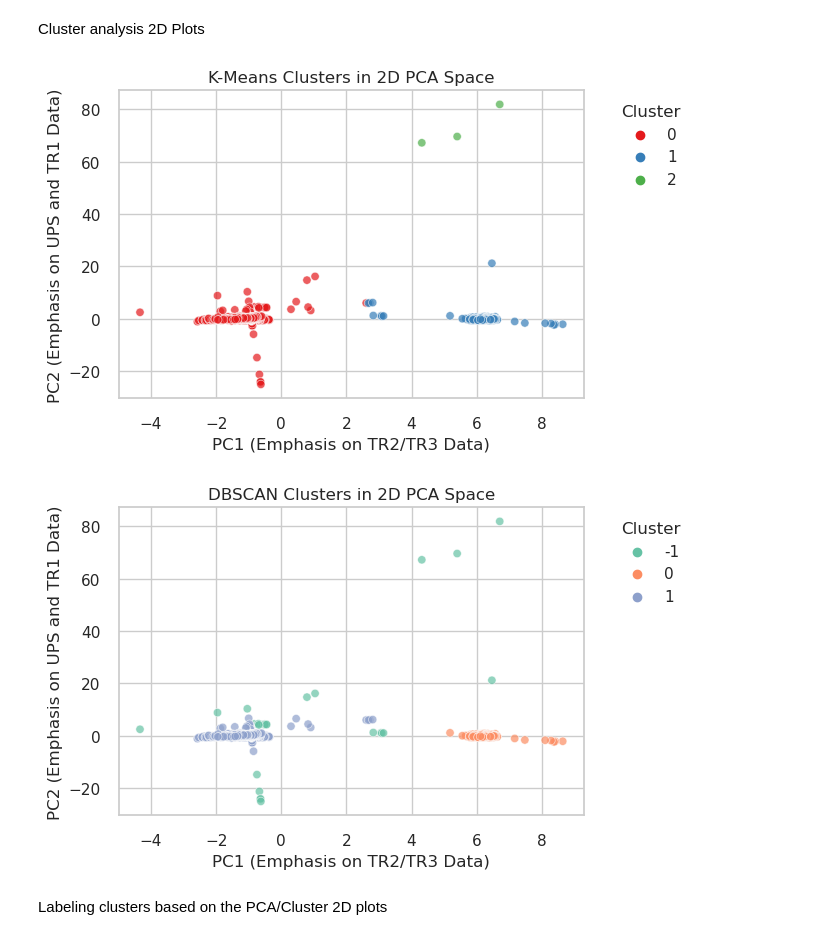
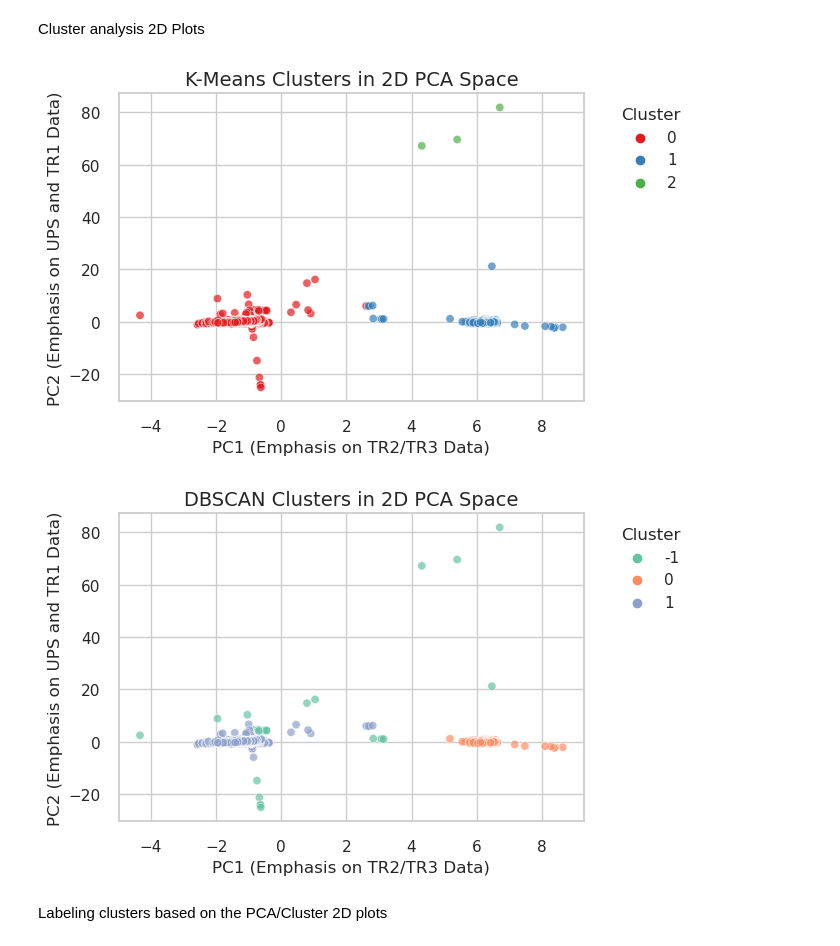
Before and after one commit to Matt17BR/ml4ds2324_cluster_analysis, a Jupyter notebook: scripts/cluster_analysis.ipynb, the cells around one changed output. Saved outputs shown, nothing was run; the diff lists cells and outputs as text; code cells hidden in the pictures.

Commit message:
Small adjustments to the plots

```diff
--- a/scripts/cluster_analysis.ipynb
+++ b/scripts/cluster_analysis.ipynb
@@ -115,25 +115,25 @@ Cluster analysis 2D Plots
 # %%
 import seaborn as sns
 
 plotting_df = wide_standardized_noNA.copy()
 
 kmeans_k3 = KMeans(n_clusters=3, init='k-means++', n_init = 'auto', random_state=123)
 plotting_df['K-Means Cluster'] = kmeans_k3.fit_predict(clustering_df)
 
 # Set the Seaborn style
 sns.set(style="whitegrid")
 
 # Plotting the results with Seaborn
 plt.figure(figsize=(6, 4))
 sns.scatterplot(x=pca_df[:, 0], y=pca_df[:, 1], hue=plotting_df['K-Means Cluster'], palette='Set1', alpha=0.7)
 
 plt.xlabel('PC1 (Emphasis on TR2/TR3 Data)')
 plt.ylabel('PC2 (Emphasis on UPS and TR1 Data)')
-plt.title('K-Means Clusters in 2D PCA Space')
+plt.title('K-Means Clusters in 2D PCA Space', fontsize=14)
 plt.legend(title='Cluster', loc='upper left', bbox_to_anchor=(1.05, 1))
 plt.show()
 # %% [output]
-[figure, old version]
+[figure, new version]
 # %%
 dbscan_k3 = DBSCAN(eps=5, min_samples=11)
 plotting_df['DBSCAN Cluster'] = dbscan_k3.fit_predict(clustering_df)
@@ -144,11 +144,11 @@ sns.scatterplot(x=pca_df[:, 0], y=pca_df[:, 1], hue=plotting_df['DBSCAN Cluster'
 
 plt.xlabel('PC1 (Emphasis on TR2/TR3 Data)')
 plt.ylabel('PC2 (Emphasis on UPS and TR1 Data)')
-plt.title('DBSCAN Clusters in 2D PCA Space')
+plt.title('DBSCAN Clusters in 2D PCA Space', fontsize=14)
 plt.legend(title='Cluster', loc='upper left', bbox_to_anchor=(1.05, 1))
 plt.show()
 # %% [output]
-[figure, old version]
+[figure, new version]
 # %% [markdown]
 Labeling clusters based on the PCA/Cluster 2D plots
 # %%
```
